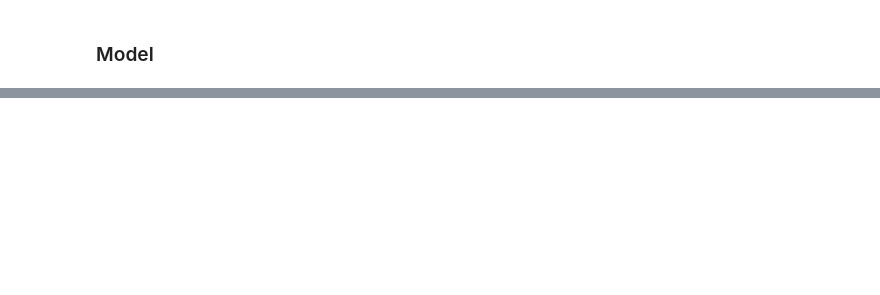
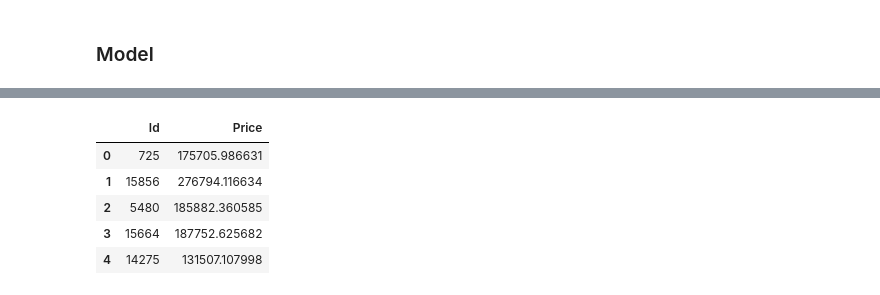
Before and after one commit to MoriMorou/GB_Python, a Jupyter notebook: Data_Science/Project/project.ipynb, the cells around one changed output, grey strips where cells are left out. Saved outputs shown, nothing was run; the diff lists cells and outputs as text; code cells hidden in the pictures; blank space fills up the shorter version.

```diff
--- a/Data_Science/Project/project.ipynb
+++ b/Data_Science/Project/project.ipynb
@@ -783,0 +990,11 @@ valid = join_stats1(valid, stats1, train, mode='test')
+# %%
+result_RF = pd.read_csv('ASatyukova_predictions_v2.csv')
+# %%
+result_RF.head()
+# %% [output]
+|  | Id | Price |
+| 0 | 725 | 175705.986631 |
+| 1 | 15856 | 276794.116634 |
+| 2 | 5480 | 185882.360585 |
+| 3 | 15664 | 187752.625682 |
+| 4 | 14275 | 131507.107998 |
```
Also changed, not shown: parts of 49 cells of this notebook, 4 other files.
